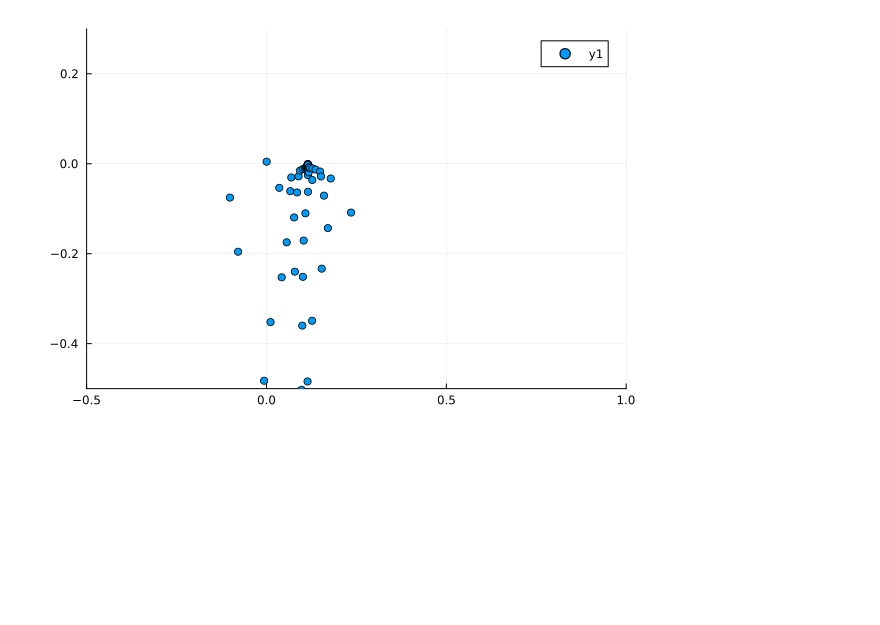
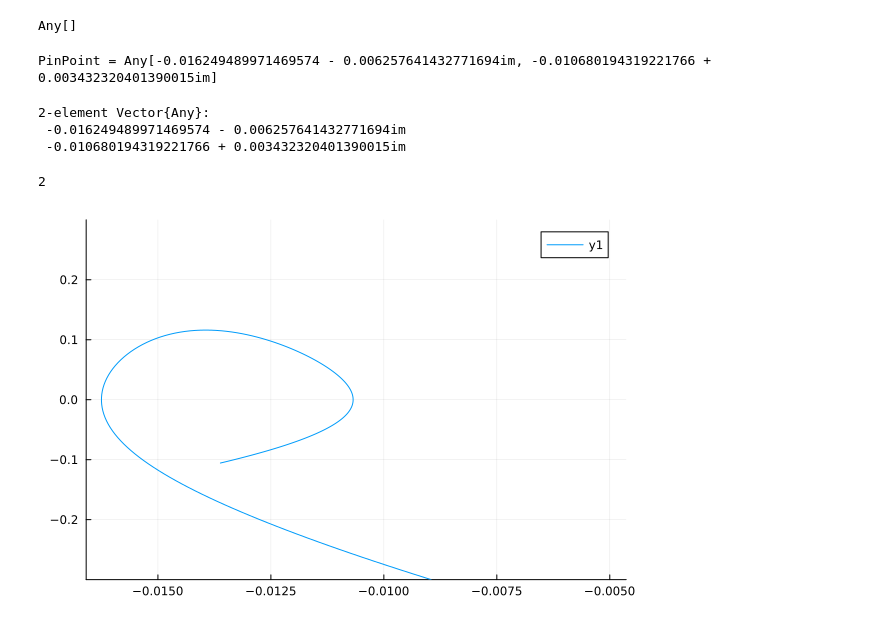
Before and after one commit to HaojieZhang917/compressible_bek, a Jupyter notebook: compress/BEK/Bode/eN/TimeMode/AS.ipynb, the cells around one changed output. Saved outputs shown, nothing was run; the diff lists cells and outputs as text; code cells hidden in the pictures; blank space fills up the shorter version.

```diff
--- a/compress/BEK/Bode/eN/TimeMode/AS.ipynb
+++ b/compress/BEK/Bode/eN/TimeMode/AS.ipynb
@@ -121,4 +72,26 @@ RQI (generic function with 1 method)
+# %%
+data_all
+# %% [output]
+Any[]
+# %%
+PinPoint= []
+d2 = diff1(real(total[:,1]),0.002)
+for i = 1 : length(d2)-1
+    if d2[i] * d2[i+1] < 0 && abs(d2[i+1])<0.005
+        PinPoint = [PinPoint;total[i,1]]
+    end
+end
+@show PinPoint
+# %% [output]
+PinPoint = Any[-0.016249489971469574 - 0.006257641432771694im, -0.010680194319221766 + 0.003432320401390015im]
+2-element Vector{Any}:
+ -0.016249489971469574 - 0.006257641432771694im
+ -0.010680194319221766 + 0.003432320401390015im
+# %%
+findmax(imag(PinPoint))[2]
+# %% [output]
+2
 # %%
-scatter(real(eigval),imag(eigval),xlims=[-0.5,1],ylims=[-0.5,0.3])
+plot(real(total[:,1]),d2,ylims = [-0.3,0.3])
 # %% [output]
-[figure, old version]
+[figure, new version]
```
Also changed, not shown: parts of 10 cells of this notebook, 3 other files.
